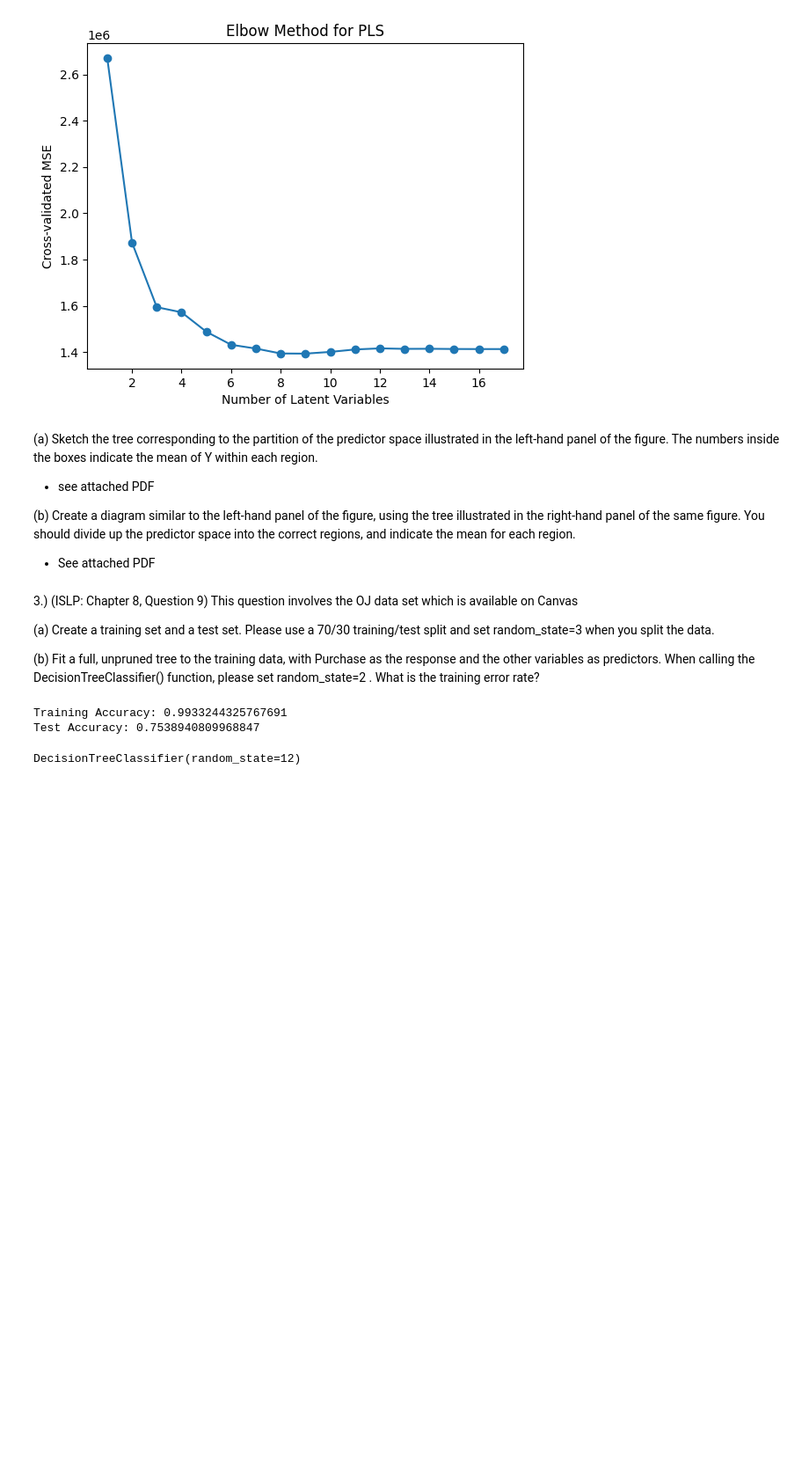
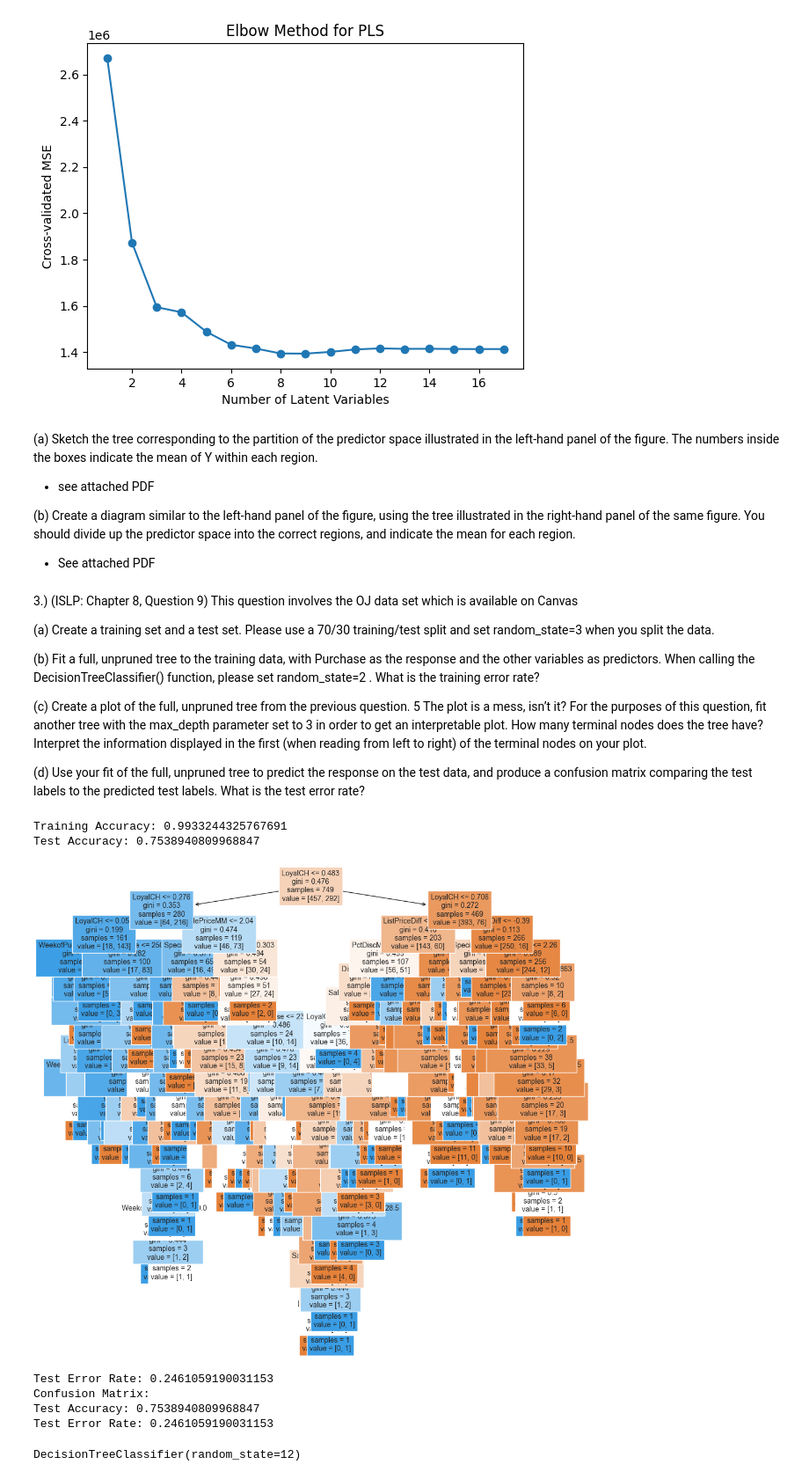
Before and after one commit to nhthom/HW7, a Jupyter notebook: hw7.ipynb, the cells around one changed output. Shown: that part at 88% size. Saved outputs shown, nothing was run; the diff lists cells and outputs as text; code cells hidden in the pictures; blank space fills up the shorter version.

```diff
--- a/hw7.ipynb
+++ b/hw7.ipynb
@@ -173,30 +173,71 @@ random_state=3 when you split the data.
 
 (b) Fit a full, unpruned tree to the training data, with Purchase as the response and the
 other variables as predictors. When calling the DecisionTreeClassifier() function, please set random_state=2 . What is the training error rate?
+
+(c) Create a plot of the full, unpruned tree from the previous question. 5 The plot is a
+mess, isn’t it? For the purposes of this question, fit another tree with the max_depth
+parameter set to 3 in order to get an interpretable plot. How many terminal nodes does
+the tree have? Interpret the information displayed in the first (when reading from left
+to right) of the terminal nodes on your plot.
+
+(d) Use your fit of the full, unpruned tree to predict the response on the test data, and
+produce a confusion matrix comparing the test labels to the predicted test labels. What
+is the test error rate?
 # %%
 oj = pd.read_csv('Data-OJ.csv')
 oj['Store7'] = oj['Store7'].replace({'Yes': 1, 'No': 0})
 
-#b
 def unpruned_nator(df):
     X = df.drop(['Purchase'], axis=1)
     y = df['Purchase']
 
     # Split data into training and testing sets
     X_train, X_test, y_train, y_test = train_test_split(X, y, test_size=0.3, random_state=3)
 
-        # No stopping criterion
+    # No stopping criterion
     full_model = DecisionTreeClassifier(
         random_state=12,
         criterion='gini')
     full_model.fit(X_train, y_train)
 
     print(f'Training Accuracy: {full_model.score(X_train, y_train)}')
     print(f'Test Accuracy: {full_model.score(X_test, y_test)}')
+
+    # Plot the decision tree
+    plt.figure(figsize=(12,12), facecolor='white')
+    tree.plot_tree(full_model, fontsize=10, feature_names=X_train.columns.tolist(), filled=True)
+    plt.show()
+
+    # Predict on the test data
+    y_hat_test = full_model.predict(X_test)
+
+    # Calculate confusion matrix
+    y_hat_test = full_model.predict(X_test)
+    cm = confusion_matrix(y_test, y_hat_test)
+
+    sns.set(rc={'figure.facecolor': 'cornflowerblue'})
+    ax = sns.heatmap(cm, annot=True, fmt='.0f', cmap='Blues')
+    ax.set_title('OLS: Confusion Matrix with labels\n')
+    ax.set_xlabel('\nPredicted Values')
+    ax.set_ylabel('Actual Values')
+    print("Test Error Rate:", 1-accuracy_score(y_test, y_hat_test))
+
+    # Calculate accuracy
+    accuracy = accuracy_score(y_test, y_hat_test)
+
+    print("Confusion Matrix:")
+    print("Test Accuracy:", accuracy)
+    print("Test Error Rate:", 1 - accuracy)
+
     return full_model
 
 unpruned_nator(oj)
 # %% [output]
 Training Accuracy: 0.9933244325767691
 Test Accuracy: 0.7538940809968847
+[figure, added]
-DecisionTreeClassifier(random_state=12)
+Test Error Rate: 0.2461059190031153
+Confusion Matrix:
+Test Accuracy: 0.7538940809968847
+Test Error Rate: 0.2461059190031153
+DecisionTreeClassifier(random_state=12)
```
Also changed, not shown: parts of 2 cells of this notebook.
